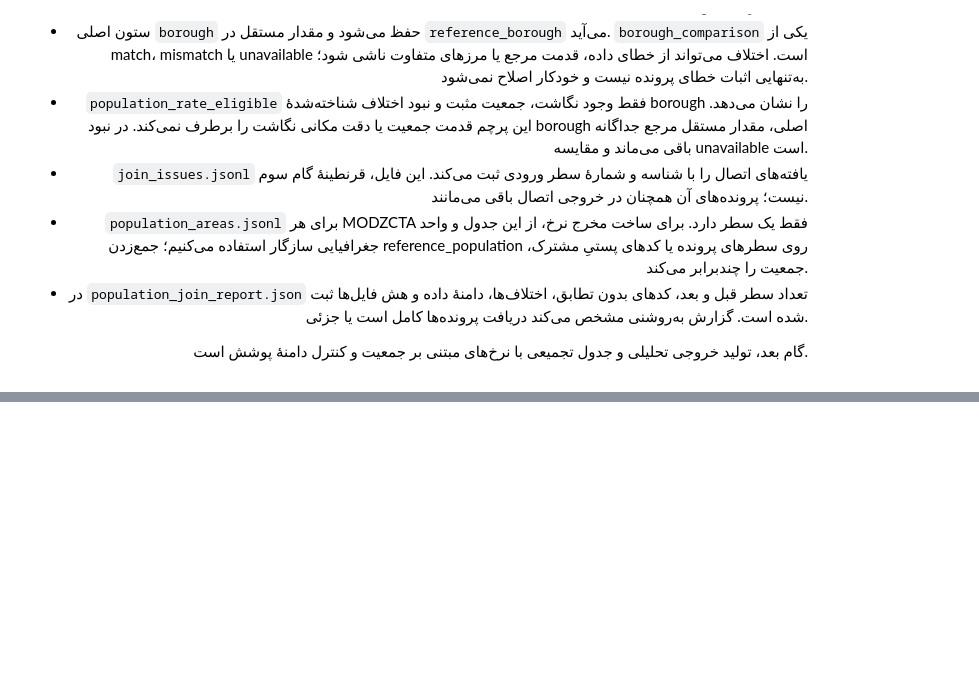
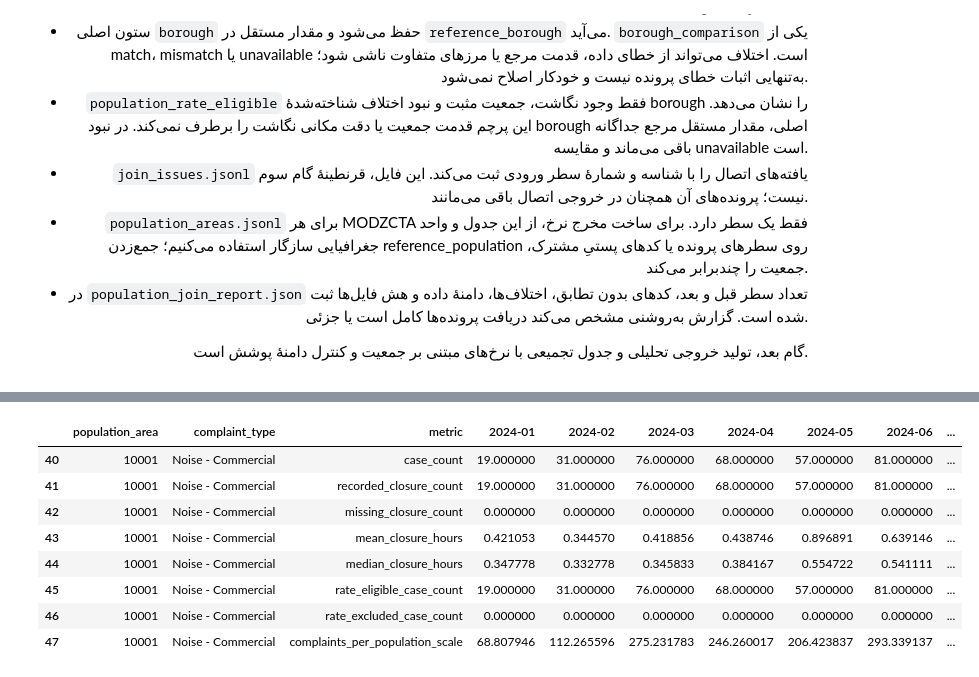
Before and after one commit to Ehsan-soveyzi/data_factory, a Jupyter notebook: challenge_solution.ipynb, the cells around one changed output, grey strips where cells are left out. Saved outputs shown, nothing was run; the diff lists cells and outputs as text; code cells hidden in the pictures; blank space fills up the shorter version.

```diff
--- a/challenge_solution.ipynb
+++ b/challenge_solution.ipynb
@@ -808,0 +908,24 @@ Verified: preserved row count, status accounting, unique population areas and ou
+# %%
+delivery_wide = pd.read_csv(
+    delivery_output / "monthly_summary_wide.csv",
+    dtype={"population_area": "string", "analysis_area_key": "string"},
+)
+delivery_months = list(delivery_report["month_coverage"])
+first_group = delivery_wide.loc[delivery_wide["reference_population"].gt(0)].iloc[0]
+wide_preview = delivery_wide.loc[
+    delivery_wide["analysis_area_key"].eq(first_group["analysis_area_key"])
+    & delivery_wide["complaint_type"].eq(first_group["complaint_type"]),
+    ["population_area", "complaint_type", "metric", *delivery_months],
+]
+with pd.option_context("display.max_columns", None):
+    display(wide_preview)
+# %% [output]
+|  | population_area | complaint_type | metric | 2024-01 | 2024-02 | 2024-03 | 2024-04 | 2024-05 | 2024-06 | ... |
+| 40 | 10001 | Noise - Commercial | case_count | 19.000000 | 31.000000 | 76.000000 | 68.000000 | 57.000000 | 81.000000 | ... |
+| 41 | 10001 | Noise - Commercial | recorded_closure_count | 19.000000 | 31.000000 | 76.000000 | 68.000000 | 57.000000 | 81.000000 | ... |
+| 42 | 10001 | Noise - Commercial | missing_closure_count | 0.000000 | 0.000000 | 0.000000 | 0.000000 | 0.000000 | 0.000000 | ... |
+| 43 | 10001 | Noise - Commercial | mean_closure_hours | 0.421053 | 0.344570 | 0.418856 | 0.438746 | 0.896891 | 0.639146 | ... |
+| 44 | 10001 | Noise - Commercial | median_closure_hours | 0.347778 | 0.332778 | 0.345833 | 0.384167 | 0.554722 | 0.541111 | ... |
+| 45 | 10001 | Noise - Commercial | rate_eligible_case_count | 19.000000 | 31.000000 | 76.000000 | 68.000000 | 57.000000 | 81.000000 | ... |
+| 46 | 10001 | Noise - Commercial | rate_excluded_case_count | 0.000000 | 0.000000 | 0.000000 | 0.000000 | 0.000000 | 0.000000 | ... |
+| 47 | 10001 | Noise - Commercial | complaints_per_population_scale | 68.807946 | 112.265596 | 275.231783 | 246.260017 | 206.423837 | 293.339137 | ... |
```
Also changed, not shown: parts of 8 cells of this notebook, 7 other files.
